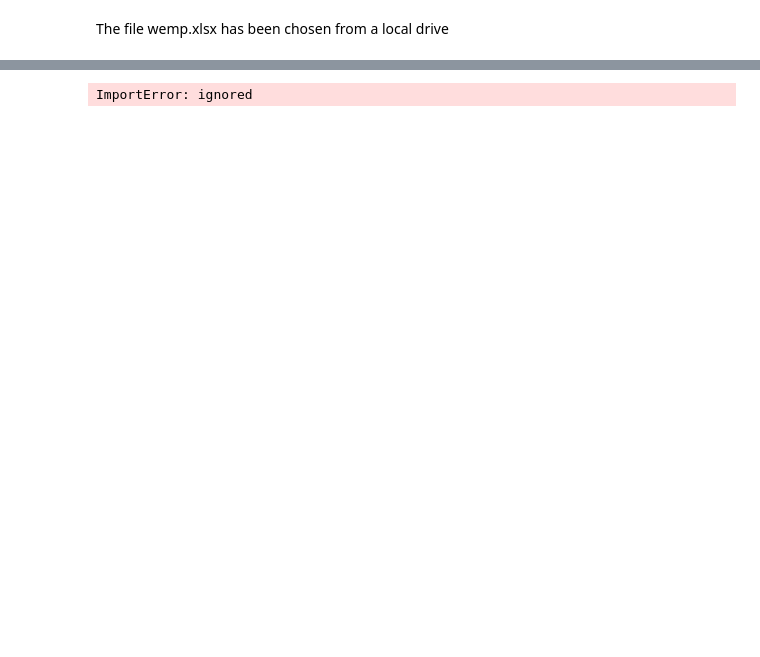
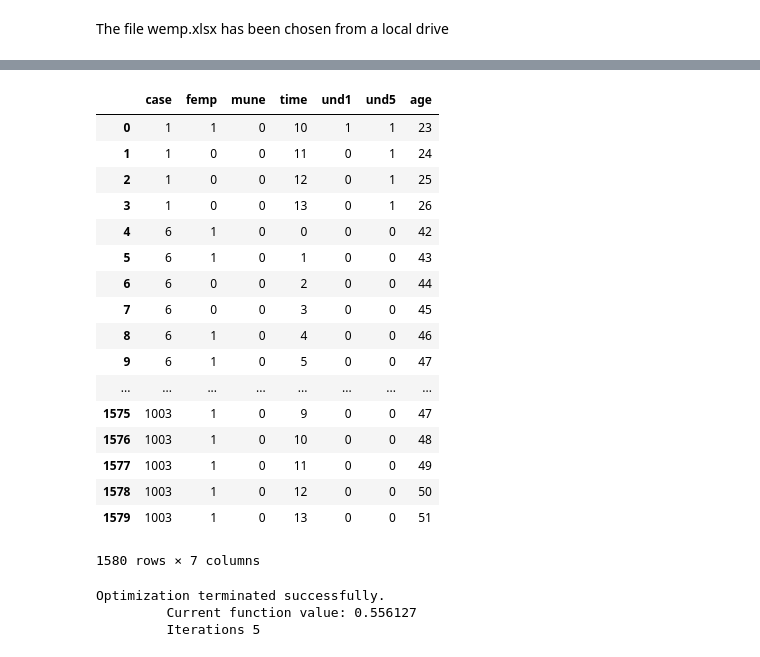
Before and after one commit to vernongayle/aqmen_google_colaboratory, a Jupyter notebook: notebook_1.ipynb, the cells around one changed output, grey strips where cells are left out. Drawn from its saved outputs; the diff is of its cells as text; code cells hidden in the pictures; blank space fills up the shorter version.

```diff
--- a/notebook_1.ipynb
+++ b/notebook_1.ipynb
@@ -37,7 +52,25 @@ datalab/  wemp (1).xlsx  wemp.xlsx
 # %%
 import pandas as pd
-df = pd.read_excel('datalab/wemp (1).xlsx')
-df.head()
-wemp.xlsx
+import io
+
+df = pd.read_csv(io.StringIO(uploaded['wemp.csv'].decode('utf-8')))
+df
 # %% [output]
+|  | case | femp | mune | time | und1 | und5 | age |
+| 0 | 1 | 1 | 0 | 10 | 1 | 1 | 23 |
+| 1 | 1 | 0 | 0 | 11 | 0 | 1 | 24 |
+| 2 | 1 | 0 | 0 | 12 | 0 | 1 | 25 |
+| 3 | 1 | 0 | 0 | 13 | 0 | 1 | 26 |
+| 4 | 6 | 1 | 0 | 0 | 0 | 0 | 42 |
+| 5 | 6 | 1 | 0 | 1 | 0 | 0 | 43 |
+| 6 | 6 | 0 | 0 | 2 | 0 | 0 | 44 |
+| 7 | 6 | 0 | 0 | 3 | 0 | 0 | 45 |
+| 8 | 6 | 1 | 0 | 4 | 0 | 0 | 46 |
+| 9 | 6 | 1 | 0 | 5 | 0 | 0 | 47 |
+| ... | ... | ... | ... | ... | ... | ... | ... |
+| 1575 | 1003 | 1 | 0 | 9 | 0 | 0 | 47 |
+| 1576 | 1003 | 1 | 0 | 10 | 0 | 0 | 48 |
+| 1577 | 1003 | 1 | 0 | 11 | 0 | 0 | 49 |
+| 1578 | 1003 | 1 | 0 | 12 | 0 | 0 | 50 |
+| 1579 | 1003 | 1 | 0 | 13 | 0 | 0 | 51 |
-ImportError: ignored
+1580 rows × 7 columns
@@ -43,0 +81,8 @@ ImportError: ignored
+# %%
+independentVar = ['mune', 'und5', 'Int']
+logReg = sm.Logit(df['femp'] , df[independentVar])
+answer = logReg.fit()
+# %% [output]
+Optimization terminated successfully.
+         Current function value: 0.556127
+         Iterations 5
```
Also changed, not shown: parts of 6 cells of this notebook.
